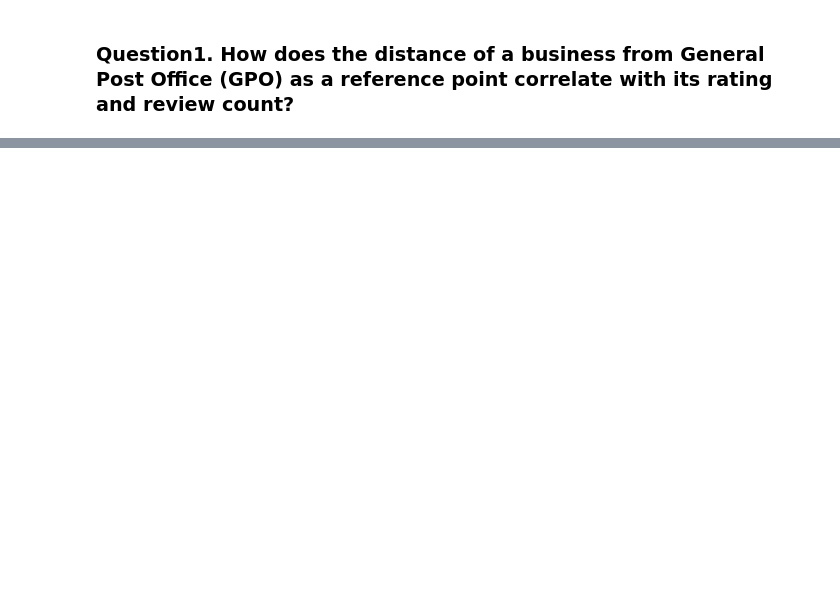
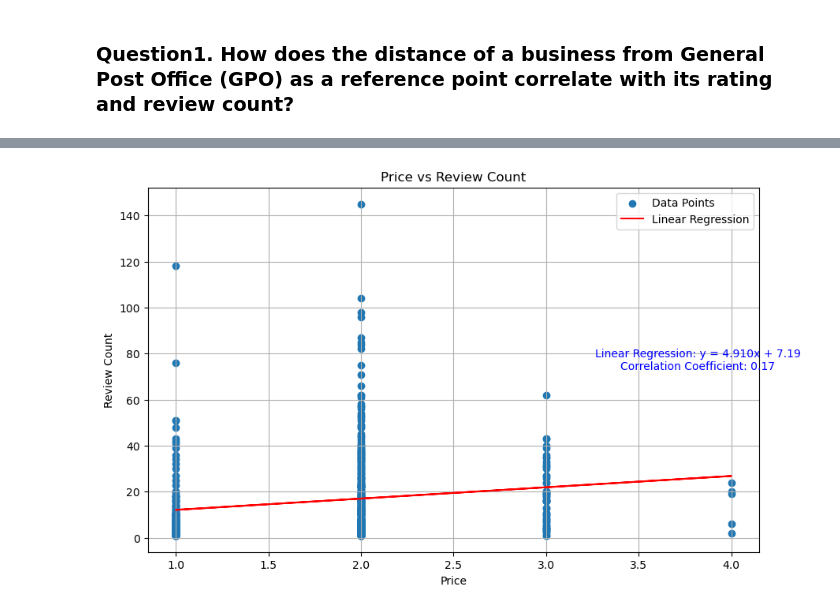
Before and after one commit to Shivabajelan/Perth-Restaurant-Explorer-Mapping-Insights-Analysing-Trends, a Jupyter notebook: database_operation_and_visualisation.ipynb, the cells around one changed output, grey strips where cells are left out. Saved outputs shown, nothing was run; the diff lists cells and outputs as text; code cells hidden in the pictures; blank space fills up the shorter version.

```diff
--- a/database_operation_and_visualisation.ipynb
+++ b/database_operation_and_visualisation.ipynb
@@ -166,0 +169,5 @@ plt.show()
+# %%
+# Scatter Plot with Linear Regression for Price vs Review Count by calling our function
+plot_scatter_with_regression(df, 'price_level', 'review_count','Price', 'Review Count', 'Price vs Review Count')
+# %% [output]
+[figure, added]
```
Also changed, not shown: parts of 31 cells of this notebook, 2 other files.
